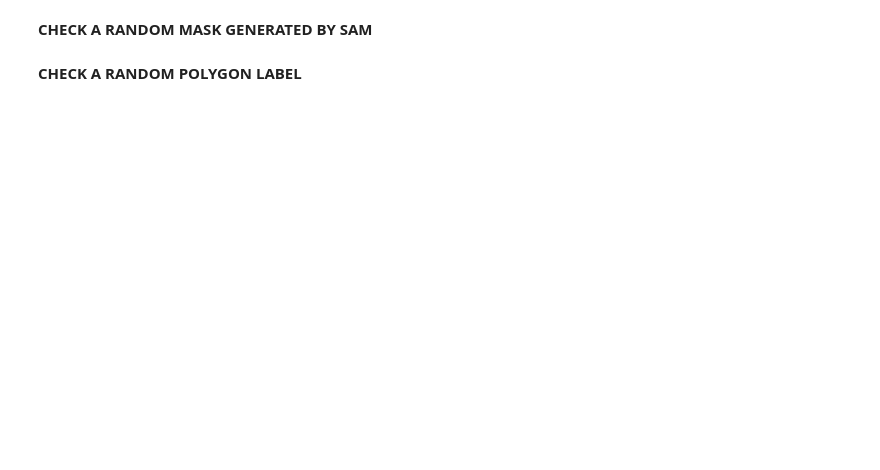
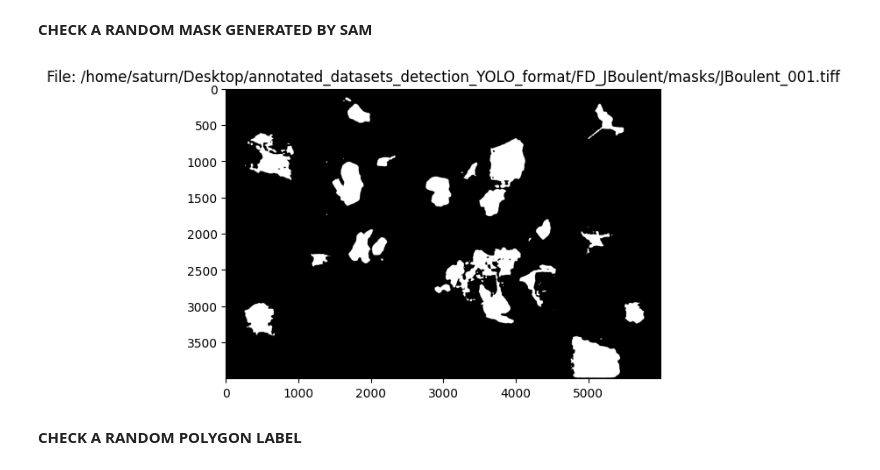
Before and after one commit to LambdaLambdaLambda/ultralytics_YOLOv8_vineyard_segmentation, a Jupyter notebook: translation_of_bboxes_into_masks_with_SAM.ipynb, the cells around one changed output. Saved outputs shown, nothing was run; the diff lists cells and outputs as text; code cells hidden in the pictures; blank space fills up the shorter version.

```diff
--- a/translation_of_bboxes_into_masks_with_SAM.ipynb
+++ b/translation_of_bboxes_into_masks_with_SAM.ipynb
@@ -422,5 +418,10 @@ OutOfMemoryError: CUDA out of memory. Tried to allocate 5.10 GiB. GPU
 # %% [markdown]
 **CHECK A RANDOM MASK GENERATED BY SAM**
+# %%
+mask_path = os.path.join(mask_output_folder, 'JBoulent_001.tiff')
+plot_mask(mask_path)
+# %% [output]
+[figure, added]
 # %%
 mask_list = sorted([os.path.join(mask_output_folder, f) for f in os.listdir(mask_output_folder)
                   if f.endswith('.tiff') and not f.startswith('.')])
```
Also changed, not shown: parts of 4 cells of this notebook.
